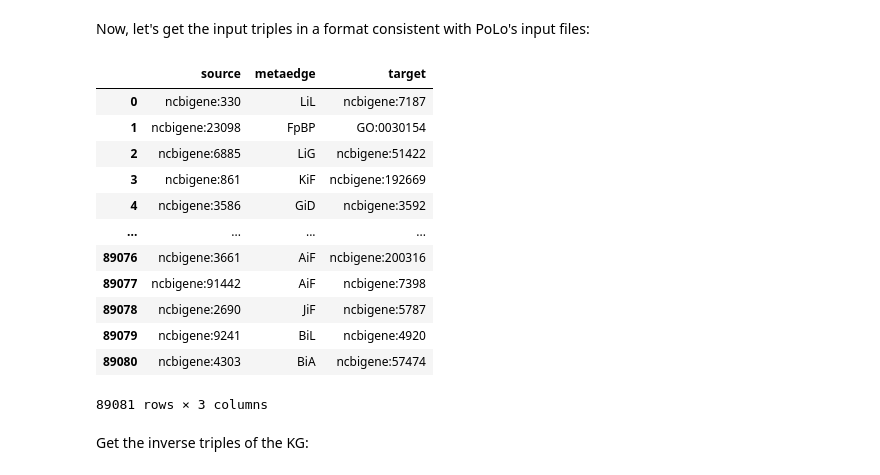
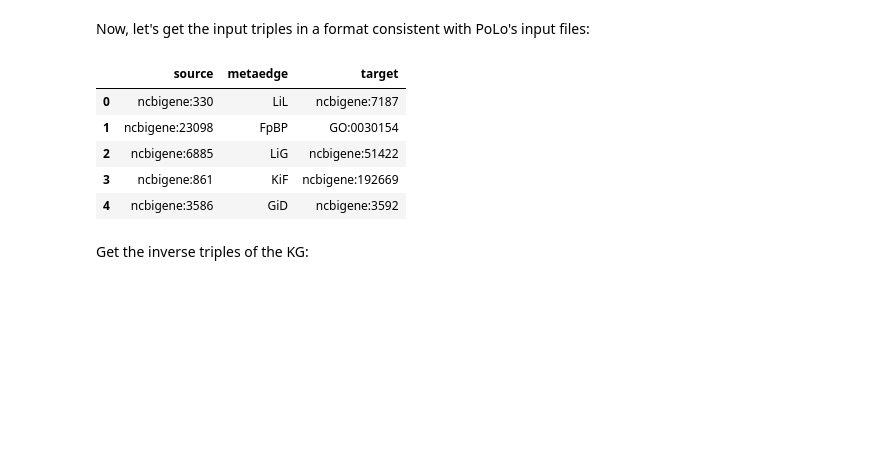
Before and after one commit to laurendelong21/MoA-Net, a Jupyter notebook: notebooks/5_metapath_generation_original.ipynb, the cells around one changed output. Saved outputs shown, nothing was run; the diff lists cells and outputs as text; code cells hidden in the pictures; blank space fills up the shorter version.

```diff
--- a/notebooks/5_metapath_generation_original.ipynb
+++ b/notebooks/5_metapath_generation_original.ipynb
@@ -354,21 +343,14 @@ val = convert_to_polo(pd.read_csv(osp.join(SPLITS_DIR, 'dev.tsv'), sep='\t'))
 
 kg_triples = convert_to_polo(pd.read_csv(osp.join(SPLITS_DIR, 'kg_with_train_smpls.tsv'), sep='\t'))
 # %%
-kg_triples
+kg_triples.head()
 # %% [output]
 |  | source | metaedge | target |
 | 0 | ncbigene:330 | LiL | ncbigene:7187 |
 | 1 | ncbigene:23098 | FpBP | GO:0030154 |
 | 2 | ncbigene:6885 | LiG | ncbigene:51422 |
 | 3 | ncbigene:861 | KiF | ncbigene:192669 |
 | 4 | ncbigene:3586 | GiD | ncbigene:3592 |
-| ... | ... | ... | ... |
-| 89076 | ncbigene:3661 | AiF | ncbigene:200316 |
-| 89077 | ncbigene:91442 | AiF | ncbigene:7398 |
-| 89078 | ncbigene:2690 | JiF | ncbigene:5787 |
-| 89079 | ncbigene:9241 | BiL | ncbigene:4920 |
-| 89080 | ncbigene:4303 | BiA | ncbigene:57474 |
-89081 rows × 3 columns
 # %% [markdown]
 Get the inverse triples of the KG:
 # %%
```
Also changed, not shown: parts of 4 cells of this notebook, 1 other file.
